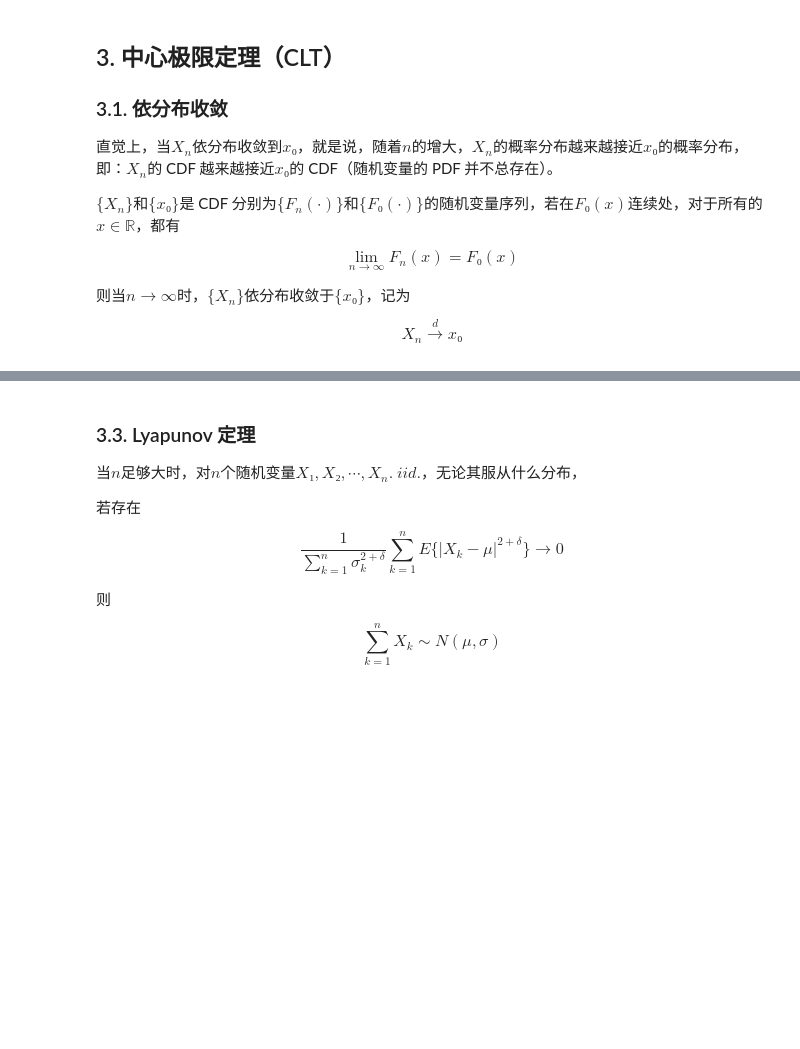
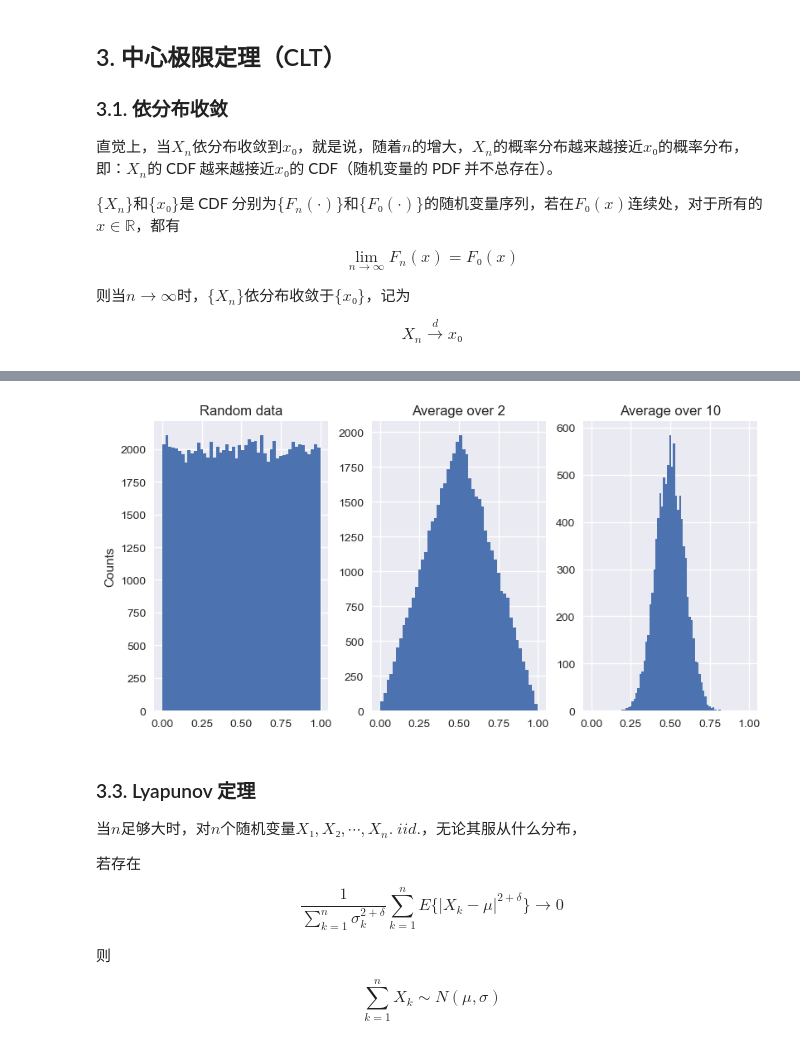
Before and after one commit to ricardo-k-don/blog-bio, a Jupyter notebook: stats/02-统计量与采样.ipynb, the cells around one changed output, grey strips where cells are left out. Drawn from its saved outputs; the diff is of its cells as text; code cells hidden in the pictures; blank space fills up the shorter version.

```diff
--- a/stats/02-统计量与采样.ipynb
+++ b/stats/02-统计量与采样.ipynb
@@ -1,3 +1,9 @@
+# %%
+import matplotlib.pyplot as plt
+import numpy as np
+from scipy import stats
+
+plt.style.use("seaborn-v0_8")
 # %% [markdown]
 # 统计量与采样
 
@@ -241,3 +245,27 @@ $n$个独立同分布随机变量之和近似于高斯分布。
+# %%
+n_data = 100000
+n_bins = 50
+
+data = np.random.random(n_data)
+avg2 = np.mean(data.reshape((n_data // 2, 2)), axis=1)
+avg10 = np.mean(data.reshape((n_data // 10, 10)), axis=1)
+
+_, axes = plt.subplots(1,
+                       3,
+                       sharex=True,
+                       constrained_layout=True,
+                       figsize=(8, 4))
+
+axes[0].hist(data, bins=n_bins)
+axes[0].set(title='Random data', ylabel='Counts')
+axes[1].hist(avg2, bins=n_bins)
+axes[1].set(title='Average over 2')
+axes[2].hist(avg10, bins=n_bins)
+axes[2].set(title='Average over 10')
+
+plt.show()
+# %% [output]
+[figure, added]
 # %% [markdown]
 ### 3.3. Lyapunov 定理
 
```
Also changed, not shown: parts of 7 cells of this notebook, 14 other files.
